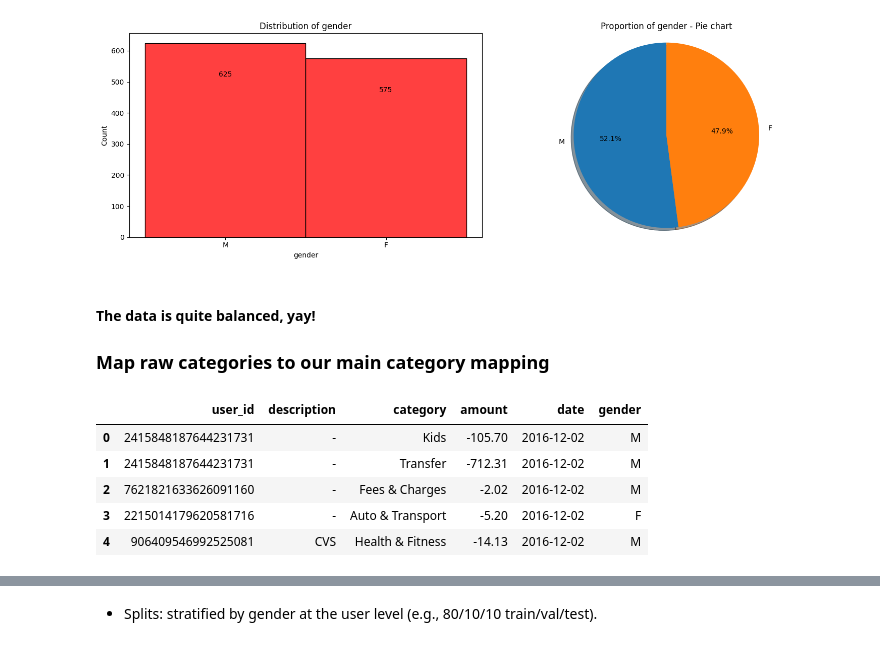
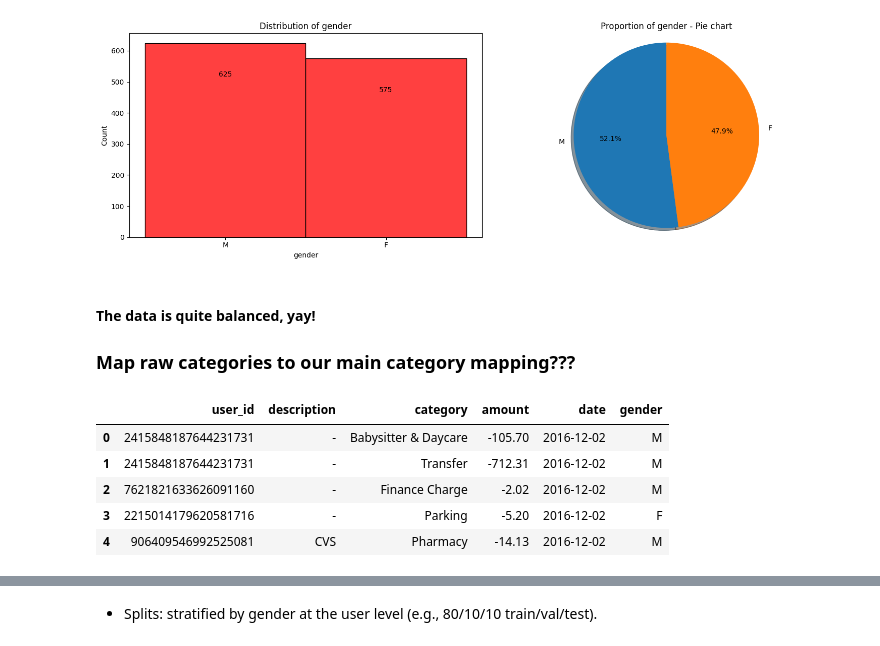
Before and after one commit to Noam-Diamant/Mint-Gender-Prediction-ML, a Jupyter notebook: mint_gender.ipynb, the cells around one changed output, grey strips where cells are left out. Saved outputs shown, nothing was run; the diff lists cells and outputs as text; code cells hidden in the pictures.

```diff
--- a/mint_gender.ipynb
+++ b/mint_gender.ipynb
@@ -153,19 +153,19 @@ plt.show()
 # %% [markdown]
 #### The data is quite balanced, yay!
 
-### Map raw categories to our main category mapping
+### Map raw categories to our main category mapping???
 # %%
 # Map raw categories to our main category mapping
-df['category'] = raw['category'].map(utils.category_mapping)
+#df['category'] = raw['category'].map(utils.category_mapping)
 
 df.head()
 # %% [output]
 |  | user_id | description | category | amount | date | gender |
-| 0 | 2415848187644231731 | - | Kids | -105.70 | 2016-12-02 | M |
+| 0 | 2415848187644231731 | - | Babysitter & Daycare | -105.70 | 2016-12-02 | M |
 | 1 | 2415848187644231731 | - | Transfer | -712.31 | 2016-12-02 | M |
-| 2 | 7621821633626091160 | - | Fees & Charges | -2.02 | 2016-12-02 | M |
-| 3 | 2215014179620581716 | - | Auto & Transport | -5.20 | 2016-12-02 | F |
-| 4 | 906409546992525081 | CVS | Health & Fitness | -14.13 | 2016-12-02 | M |
+| 2 | 7621821633626091160 | - | Finance Charge | -2.02 | 2016-12-02 | M |
+| 3 | 2215014179620581716 | - | Parking | -5.20 | 2016-12-02 | F |
+| 4 | 906409546992525081 | CVS | Pharmacy | -14.13 | 2016-12-02 | M |
 # %%
 _df = df.copy()
 _df['date'] = pd.to_datetime(_df['date'])
```
Also changed, not shown: parts of 7 cells of this notebook, 1 other file.
